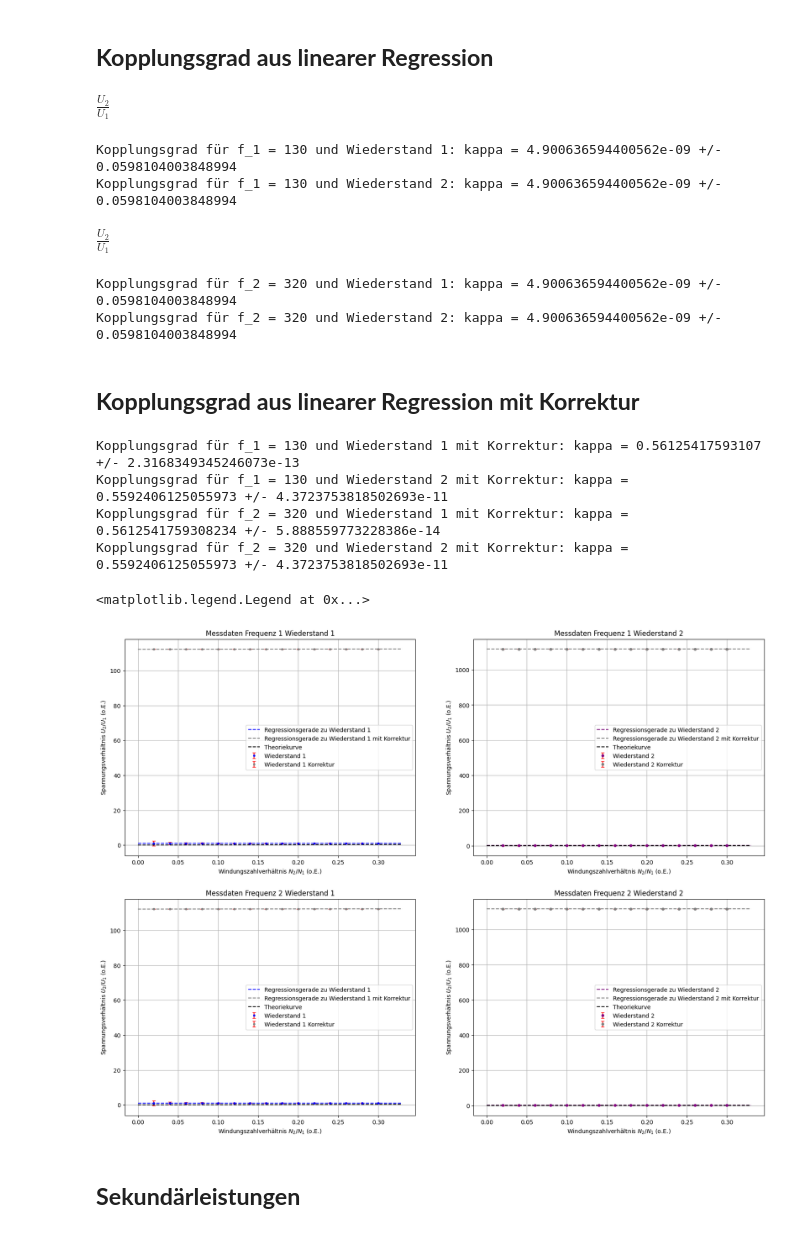
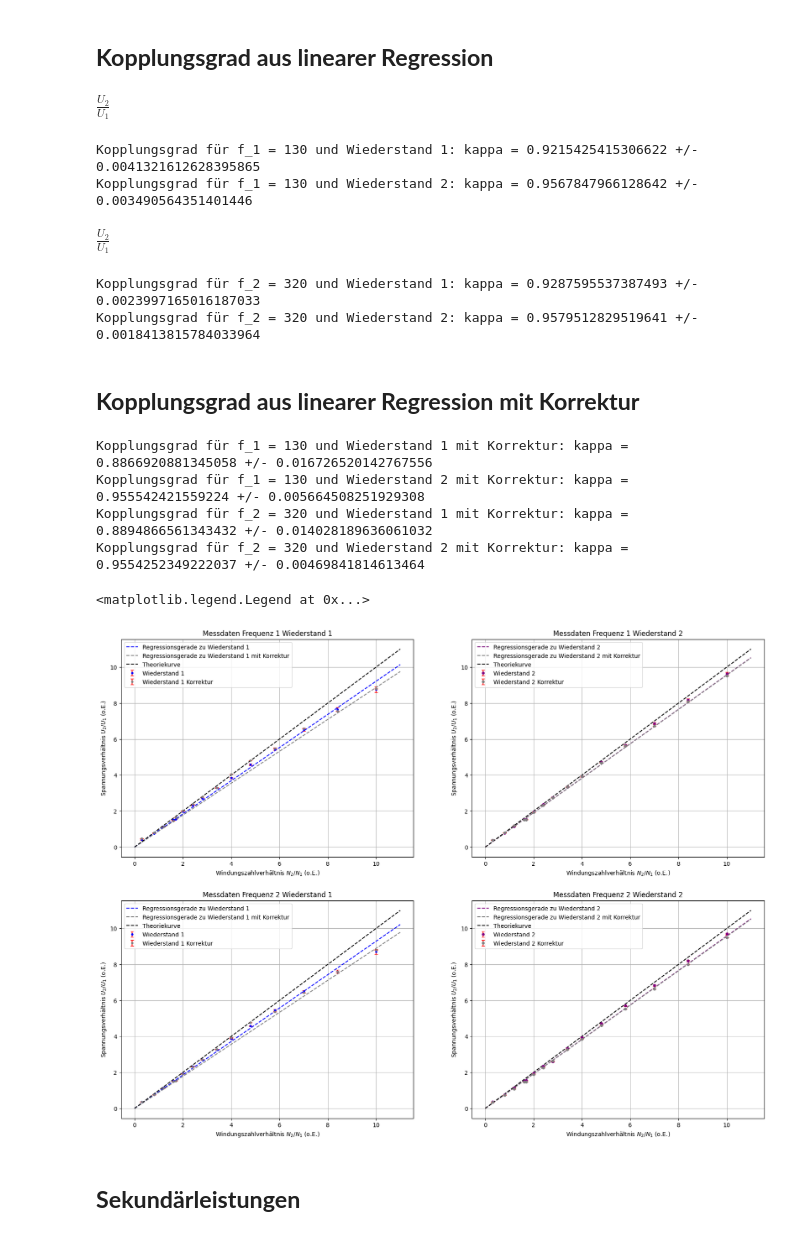
Before and after one commit to Beimi974/Grundpraktikum-Physik, a Jupyter notebook: Ic Versuche/V25 Transformator/Transformator 3.3.ipynb, the cells around one changed output. Cells and saved outputs as stored; diff of their text form; code cells hidden in the pictures.

```diff
--- a/Ic Versuche/V25 Transformator/Transformator 3.3.ipynb
+++ b/Ic Versuche/V25 Transformator/Transformator 3.3.ipynb
@@ -141,14 +126,14 @@ def f(x,k,c):
 coefficients1, pcov1 = scipy.optimize.curve_fit(f, N_Ratio, U_Ratio_f1_R1, sigma= U_Ratio_f1_R1_Fehler, absolute_sigma= True)
 kappa_1 = coefficients1[0]
 kappa_1_Fehler = np.sqrt(pcov1[0,0])
-c_1 = coefficients1[1]
+c_1 = 0
 
 print(f"Kopplungsgrad für f_1 = {f_1} und Wiederstand 1: kappa = {kappa_1} +/- {kappa_1_Fehler}")
 
 coefficients2, pcov2 = scipy.optimize.curve_fit(f, N_Ratio, U_Ratio_f1_R2, sigma= U_Ratio_f1_R2_Fehler, absolute_sigma= True)
 kappa_2 = coefficients2[0]
 kappa_2_Fehler = np.sqrt(pcov2[0,0])
-c_2 = coefficients2[1]
+c_2 = 0
 
 print(f"Kopplungsgrad für f_1 = {f_1} und Wiederstand 2: kappa = {kappa_2} +/- {kappa_2_Fehler}")
 
@@ -185,23 +170,23 @@ def f(x,k,c):
 coefficients3, pcov3 = scipy.optimize.curve_fit(f, N_Ratio, U_Ratio_f2_R1, sigma= U_Ratio_f2_R1_Fehler, absolute_sigma= True)
 kappa_3 = coefficients3[0]
 kappa_3_Fehler = np.sqrt(pcov3[0,0])
-c_3 = coefficients3[1]
+c_3 = 0
 
 print(f"Kopplungsgrad für f_2 = {f_2} und Wiederstand 1: kappa = {kappa_3} +/- {kappa_3_Fehler}")
 
 coefficients4, pcov4 = scipy.optimize.curve_fit(f, N_Ratio, U_Ratio_f2_R2, sigma= U_Ratio_f2_R2_Fehler, absolute_sigma= True)
 kappa_4 = coefficients4[0]
 kappa_4_Fehler = np.sqrt(pcov4[0,0])
-c_4 = coefficients4[1]
+c_4 = 0
 
 print(f"Kopplungsgrad für f_2 = {f_2} und Wiederstand 2: kappa = {kappa_4} +/- {kappa_4_Fehler}")
 # %% [output]
 $\displaystyle \frac{U_{2}}{U_{1}}$
-Kopplungsgrad für f_1 = 130 und Wiederstand 1: kappa = 4.900636594400562e-09 +/- 0.0598104003848994
-Kopplungsgrad für f_1 = 130 und Wiederstand 2: kappa = 4.900636594400562e-09 +/- 0.0598104003848994
+Kopplungsgrad für f_1 = 130 und Wiederstand 1: kappa = 0.9215425415306622 +/- 0.0041321612628395865
+Kopplungsgrad für f_1 = 130 und Wiederstand 2: kappa = 0.9567847966128642 +/- 0.003490564351401446
 $\displaystyle \frac{U_{2}}{U_{1}}$
-Kopplungsgrad für f_2 = 320 und Wiederstand 1: kappa = 4.900636594400562e-09 +/- 0.0598104003848994
-Kopplungsgrad für f_2 = 320 und Wiederstand 2: kappa = 4.900636594400562e-09 +/- 0.0598104003848994
+Kopplungsgrad für f_2 = 320 und Wiederstand 1: kappa = 0.9287595537387493 +/- 0.0023997165016187033
+Kopplungsgrad für f_2 = 320 und Wiederstand 2: kappa = 0.9579512829519641 +/- 0.0018413815784033964
 # %% [markdown]
 ## **Kopplungsgrad aus linearer Regression mit Korrektur**
 # %%
@@ -233,7 +218,7 @@ U_Ratio_f1_R1_korr = U2_f1_R1_korr / U1_f1_R1_korr
 coefficients5, pcov5 = scipy.optimize.curve_fit(f, N_Ratio, U_Ratio_f1_R1_korr)
 kappa_5 = coefficients5[0]
 kappa_5_Fehler = np.sqrt(pcov5[0,0])
-c_5 = coefficients5[1]
+c_5 = 0
 
 print(f"Kopplungsgrad für f_1 = {f_1} und Wiederstand 1 mit Korrektur: kappa = {kappa_5} +/- {kappa_5_Fehler}")
 
@@ -248,7 +233,7 @@ U_Ratio_f1_R2_korr = U2_f1_R2_korr / U1_f1_R2_korr
 coefficients6, pcov6 = scipy.optimize.curve_fit(f, N_Ratio, U_Ratio_f1_R2_korr)
 kappa_6 = coefficients6[0]
 kappa_6_Fehler = np.sqrt(pcov6[0,0])
-c_6 = coefficients6[1]
+c_6 = 0
 
 print(f"Kopplungsgrad für f_1 = {f_1} und Wiederstand 2 mit Korrektur: kappa = {kappa_6} +/- {kappa_6_Fehler}")
 
@@ -263,7 +248,7 @@ U_Ratio_f2_R1_korr = U2_f2_R1_korr / U1_f2_R1_korr
 coefficients7, pcov7 = scipy.optimize.curve_fit(f, N_Ratio, U_Ratio_f2_R1_korr)
 kappa_7 = coefficients7[0]
 kappa_7_Fehler = np.sqrt(pcov7[0,0])
-c_7 = coefficients7[1]
+c_7 = 0
 
 print(f"Kopplungsgrad für f_2 = {f_2} und Wiederstand 1 mit Korrektur: kappa = {kappa_7} +/- {kappa_7_Fehler}")
 
@@ -278,7 +263,7 @@ U_Ratio_f2_R2_korr = U2_f2_R2_korr / U1_f2_R2_korr
 coefficients8, pcov8 = scipy.optimize.curve_fit(f, N_Ratio, U_Ratio_f2_R2_korr)
 kappa_8 = coefficients8[0]
 kappa_8_Fehler = np.sqrt(pcov8[0,0])
-c_8 = coefficients8[1]
+c_8 = 0
 
 print(f"Kopplungsgrad für f_2 = {f_2} und Wiederstand 2 mit Korrektur: kappa = {kappa_8} +/- {kappa_8_Fehler}")
 
@@ -311,39 +296,39 @@ ax2.set_ylabel(r"Spannungsverhältnis $U_2/U_1$ (o.E.)")
 ax2.grid(True)
 ax2.set_title("Messdaten Frequenz 1 Wiederstand 2")
 ax2.legend()
 
 ax3.errorbar(N_Ratio, U_Ratio_f2_R1, yerr=U_Ratio_f2_R1_Fehler, fmt="o", label="Wiederstand 1", color="blue", markersize=3, capsize=3, ecolor="r")
 ax3.errorbar(N_Ratio, U_Ratio_f2_R1_korr, yerr= 0, fmt="o", label="Wiederstand 1 Korrektur", color="grey", markersize=3, capsize=3, ecolor="r")
 ax4.errorbar(N_Ratio, U_Ratio_f2_R2, yerr=U_Ratio_f2_R2_Fehler, fmt="o", label="Wiederstand 2", color="purple", markersize=4, capsize=3, ecolor="r")
 ax4.errorbar(N_Ratio, U_Ratio_f2_R2_korr, yerr= 0, fmt="o", label="Wiederstand 2 Korrektur", color="grey", markersize=4, capsize=3, ecolor="r")
 
 xwerte = np.linspace(0, np.max(N_Ratio)*1.1, 500)
-ax3.plot(xwerte, kappa_4*xwerte + c_3, color = "blue", linestyle = "--", label = "Regressionsgerade zu Wiederstand 1")
+ax3.plot(xwerte, kappa_3*xwerte + c_3, color = "blue", linestyle = "--", label = "Regressionsgerade zu Wiederstand 1")
 ax3.plot(xwerte, kappa_7*xwerte + c_7, color = "grey", linestyle = "--", label = "Regressionsgerade zu Wiederstand 1 mit Korrektur")
 ax4.plot(xwerte, kappa_4*xwerte + c_4, color = "purple", linestyle = "--", label = "Regressionsgerade zu Wiederstand 2")
 ax4.plot(xwerte, kappa_8*xwerte + c_8, color = "grey", linestyle = "--", label = "Regressionsgerade zu Wiederstand 2 mit Korrektur")
 
 ax3.plot(xwerte, xwerte, color = "black", linestyle = "--", label = "Theoriekurve")
 ax4.plot(xwerte, xwerte, color = "black", linestyle = "--", label = "Theoriekurve")
 
 ax3.set_xlabel(r"Windungszahlverhältnis $N_2/N_1$ (o.E.)")
 ax3.set_ylabel(r"Spannungsverhältnis $U_2/U_1$ (o.E.)")
 ax3.grid(True)
 ax3.set_title("Messdaten Frequenz 2 Wiederstand 1")
 ax3.legend()
 
 ax4.set_xlabel(r"Windungszahlverhältnis $N_2/N_1$ (o.E.)")
 ax4.set_ylabel(r"Spannungsverhältnis $U_2/U_1$ (o.E.)")
 ax4.grid(True)
 ax4.set_title("Messdaten Frequenz 2 Wiederstand 2")
 ax4.legend()
 # %% [output]
-Kopplungsgrad für f_1 = 130 und Wiederstand 1 mit Korrektur: kappa = 0.56125417593107 +/- 2.3168349345246073e-13
-Kopplungsgrad für f_1 = 130 und Wiederstand 2 mit Korrektur: kappa = 0.5592406125055973 +/- 4.3723753818502693e-11
-Kopplungsgrad für f_2 = 320 und Wiederstand 1 mit Korrektur: kappa = 0.5612541759308234 +/- 5.888559773228386e-14
-Kopplungsgrad für f_2 = 320 und Wiederstand 2 mit Korrektur: kappa = 0.5592406125055973 +/- 4.3723753818502693e-11
+Kopplungsgrad für f_1 = 130 und Wiederstand 1 mit Korrektur: kappa = 0.8866920881345058 +/- 0.016726520142767556
+Kopplungsgrad für f_1 = 130 und Wiederstand 2 mit Korrektur: kappa = 0.955542421559224 +/- 0.005664508251929308
+Kopplungsgrad für f_2 = 320 und Wiederstand 1 mit Korrektur: kappa = 0.8894866561343432 +/- 0.014028189636061032
+Kopplungsgrad für f_2 = 320 und Wiederstand 2 mit Korrektur: kappa = 0.9554252349222037 +/- 0.00469841814613464
 <matplotlib.legend.Legend at 0x...>
-[figure, old version]
+[figure, new version]
 # %% [markdown]
 ## **Sekundärleistungen**
 # %%
```
Also changed, not shown: parts of 3 cells of this notebook, 2 other files.
